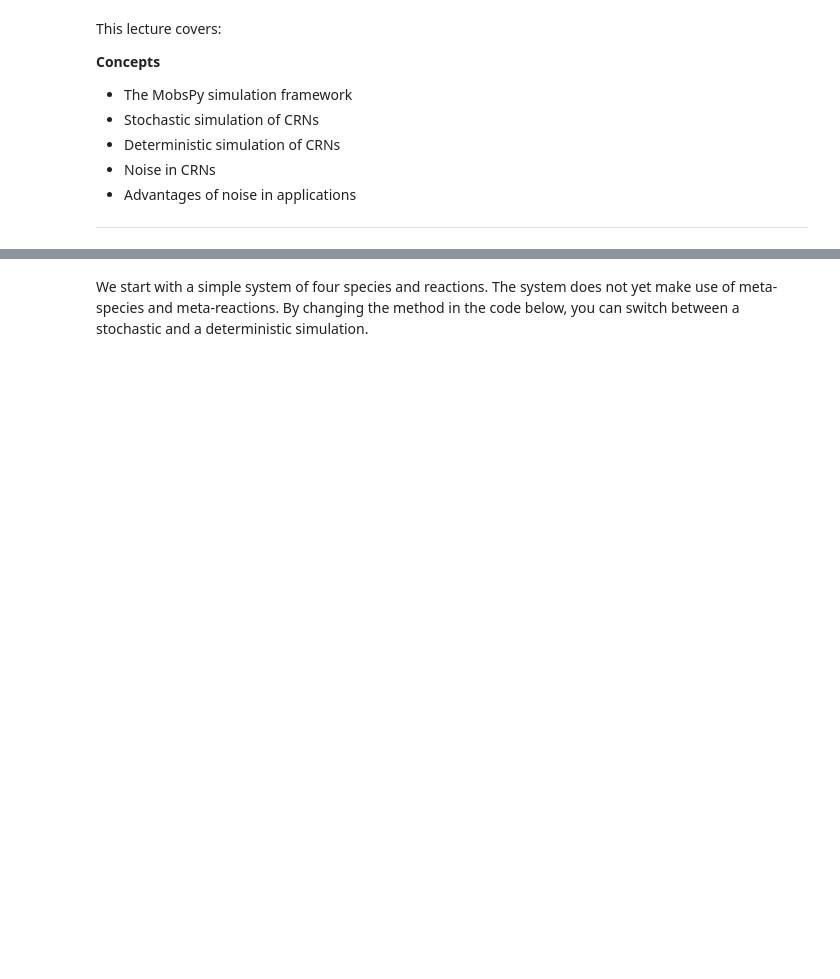
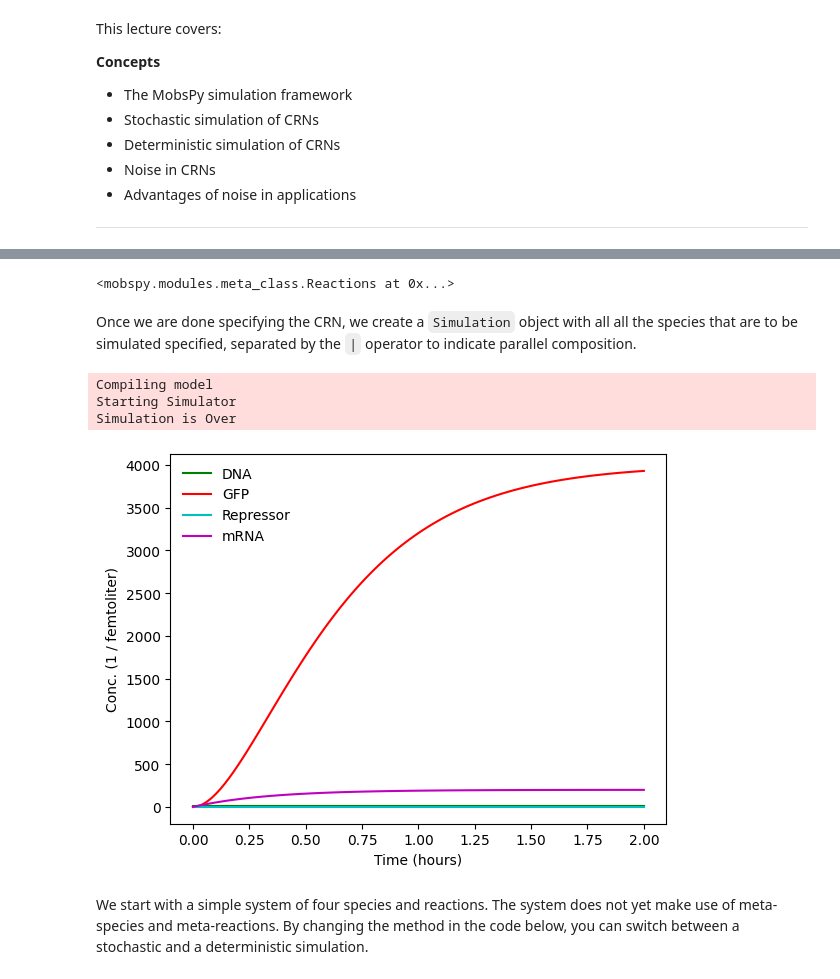
Before and after one commit to BioDisCo/computational_bioengineering, a Jupyter notebook: mobspy_crns/notes.ipynb, the cells around one changed output, grey strips where cells are left out. Drawn from its saved outputs; the diff is of its cells as text; code cells hidden in the pictures; blank space fills up the shorter version.

Commit message:
mobspy

```diff
--- a/mobspy_crns/notes.ipynb
+++ b/mobspy_crns/notes.ipynb
@@ -29,0 +48,2 @@ The Python library is available via [github](https://github.com/ROBACON/mobspy)
+# %%
+Repressor, DNA, mRNA, GFP = BaseSpecies()
@@ -29,0 +56,7 @@ The Python library is available via [github](https://github.com/ROBACON/mobspy)
+# %%
+# volume of E. coli
+volume = 1 * u.femtoliter
+
+# Let us assume a design on a plasmid with copy number 10
+# and all are in free initially
+DNA.free(10 / volume)
@@ -30,3 +71,31 @@ The Python library is available via [github](https://github.com/ROBACON/mobspy)
+# %%
+# repression
+DNA.free + Repressor >> DNA.occupied [1.0  * volume / u.min]
+DNA.occupied >> DNA.free + Repressor [1.0 / u.min]
+
+# transcription
+DNA.free >> DNA.free + mRNA [1.0 / u.min]
+
+# translation
+mRNA >> mRNA + GFP [1.0 / u.min]
+
+# dilution + degradation
+mRNA >> Zero [1 / (20 * u.min)]
+GFP >> Zero [1 / (20 * u.min)]
+# %% [output]
+<mobspy.modules.meta_class.Reactions at 0x...>
+# %% [markdown]
+Once we are done specifying the CRN, we create a `Simulation` object with all all the species that are to be simulated specified, separated by the `|` operator to indicate parallel composition.
+# %%
+Sim = Simulation(DNA | mRNA | Repressor | GFP)
+Sim.volume = volume
+Sim.unit_y=1 / volume
+Sim.run(duration= 2 * u.hour, unit_y=1 / volume, simulation_method="deterministic")
+# %% [output]
+Compiling model
+Starting Simulator
+Simulation is Over
+[figure, added]
 # %% [markdown]
 We start with a simple system of four species and reactions. The system does not yet make use of meta-species and meta-reactions. By changing the method in the code below, you can switch between a stochastic and a deterministic simulation.
 # %%
```
Also changed, not shown: parts of 11 cells of this notebook.
